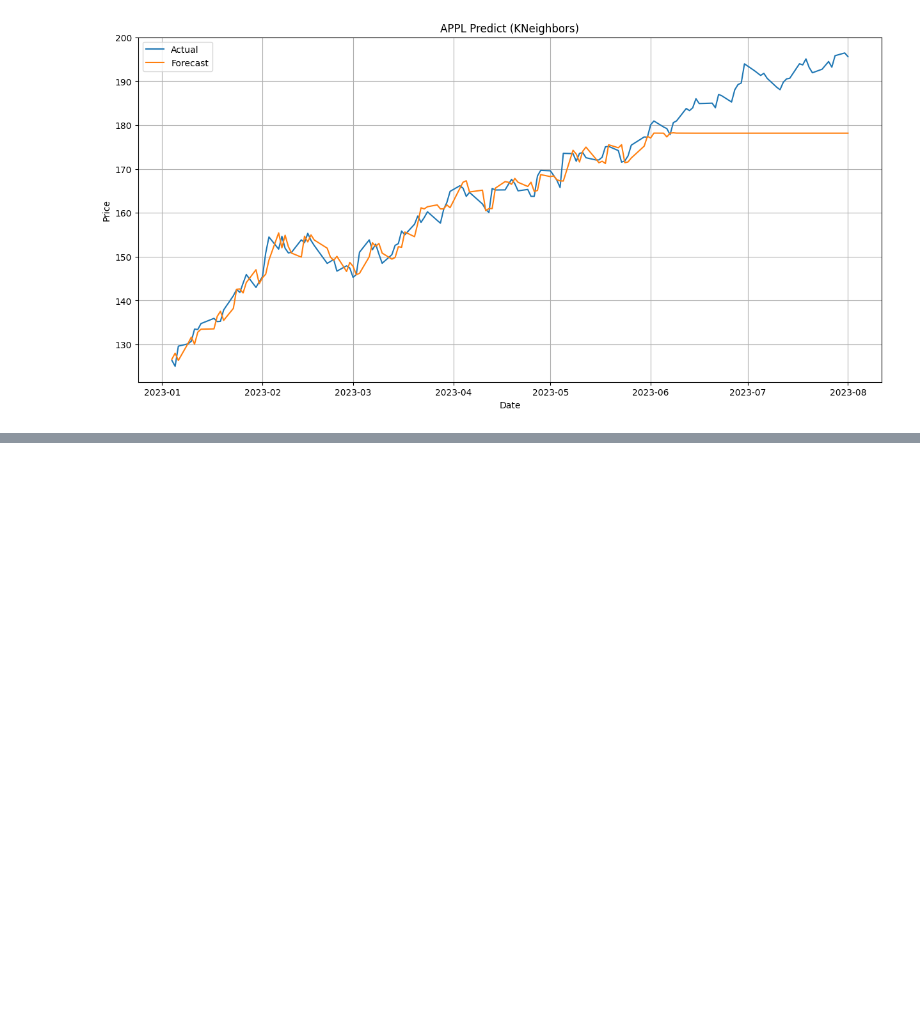
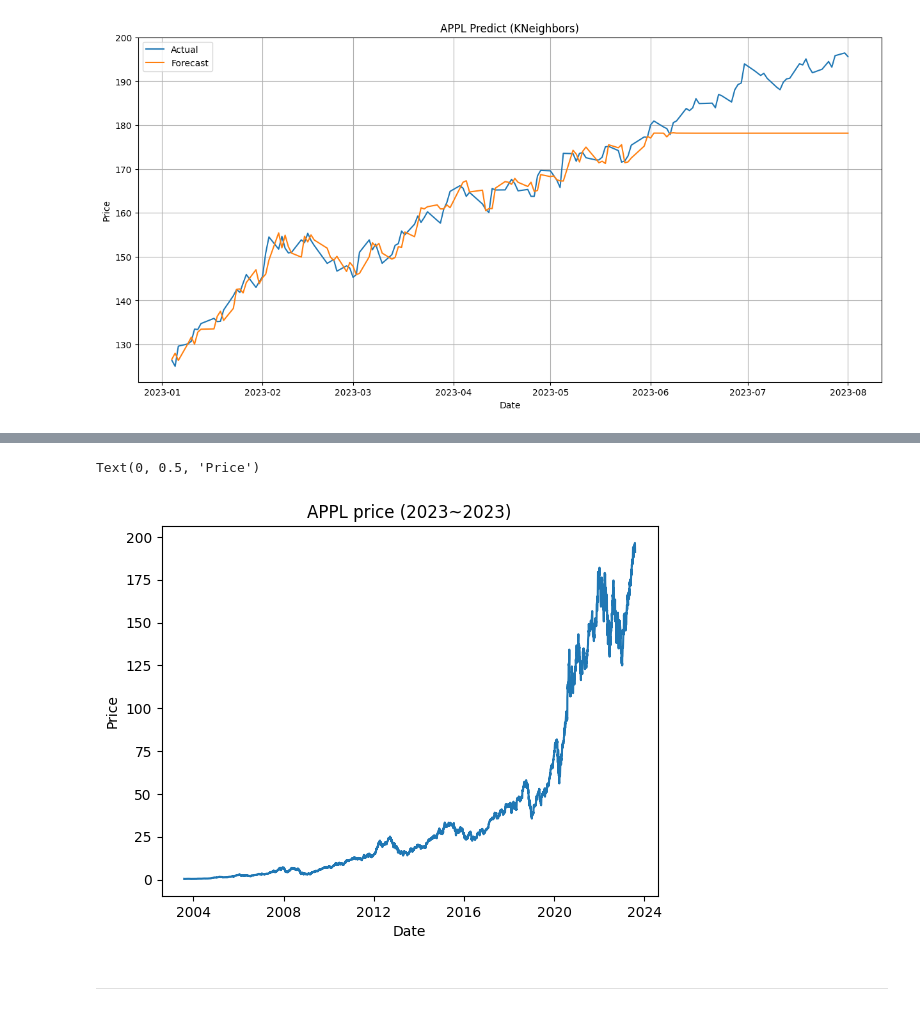
Before and after one commit to HaseongJung/stock-forecasting, a Jupyter notebook: stockPredict.ipynb, the cells around one changed output, grey strips where cells are left out. Saved outputs shown, nothing was run; the diff lists cells and outputs as text; code cells hidden in the pictures; blank space fills up the shorter version.

```diff
--- a/stockPredict.ipynb
+++ b/stockPredict.ipynb
@@ -453,0 +657,8 @@ R^2:           0.8742466915499872
+# %%
+plt.plot(appl3.index, appl3["Close"])
+plt.title("APPL price (2023~2023)")
+plt.xlabel("Date")
+plt.ylabel("Price")
+# %% [output]
+Text(0, 0.5, 'Price')
+[figure, added]
@@ -453,0 +685,2 @@ R^2:           0.8742466915499872
+# %% [markdown]
+---
```
Also changed, not shown: parts of 55 cells of this notebook, 2 other files.
